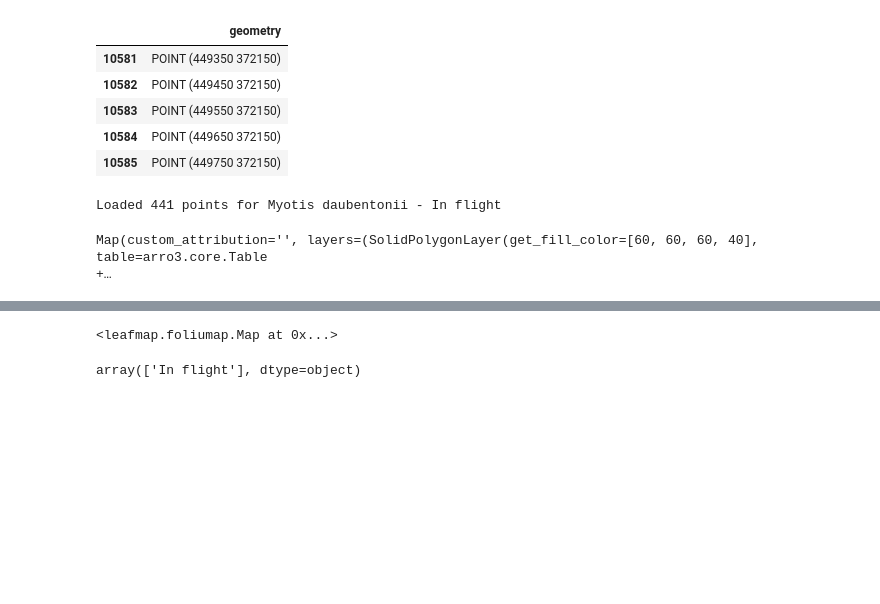
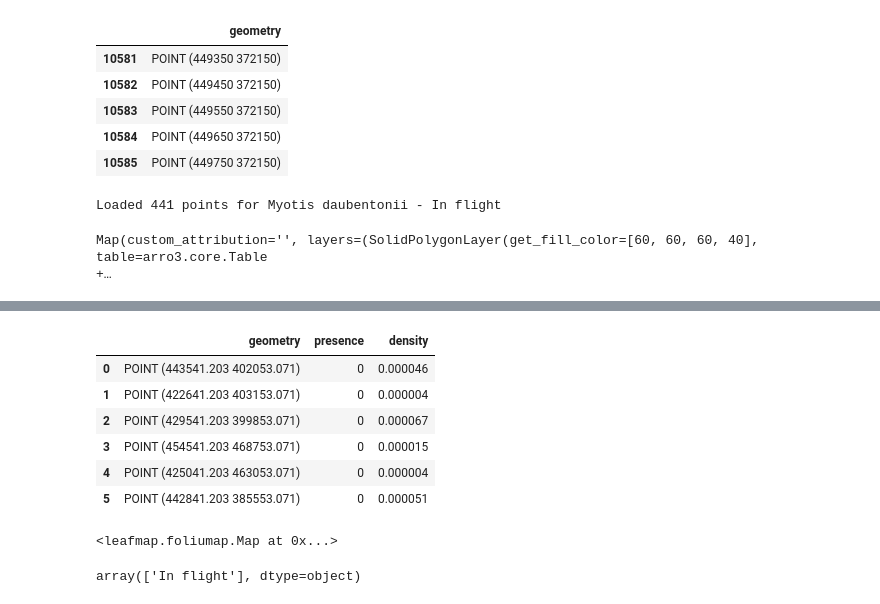
Before and after one commit to MatthewJWhittle/shefflied-bats, a Jupyter notebook: notebooks/modelling-one-sp.ipynb, the cells around one changed output, grey strips where cells are left out. Drawn from its saved outputs; the diff is of its cells as text; code cells hidden in the pictures; blank space fills up the shorter version.

```diff
--- a/notebooks/modelling-one-sp.ipynb
+++ b/notebooks/modelling-one-sp.ipynb
@@ -154,3 +155,13 @@ density_array.where(density_array > 0.0).plot()
+# %%
+background.head(6)
+# %% [output]
+|  | geometry | presence | density |
+| 0 | POINT (443541.203 402053.071) | 0 | 0.000046 |
+| 1 | POINT (422641.203 403153.071) | 0 | 0.000004 |
+| 2 | POINT (429541.203 399853.071) | 0 | 0.000067 |
+| 3 | POINT (454541.203 468753.071) | 0 | 0.000015 |
+| 4 | POINT (425041.203 463053.071) | 0 | 0.000004 |
+| 5 | POINT (442841.203 385553.071) | 0 | 0.000051 |
 # %%
 # use leafmap foliumap to plot the map
 from leafmap.foliumap import Map
```
Also changed, not shown: parts of 9 cells of this notebook, 14 other files.
